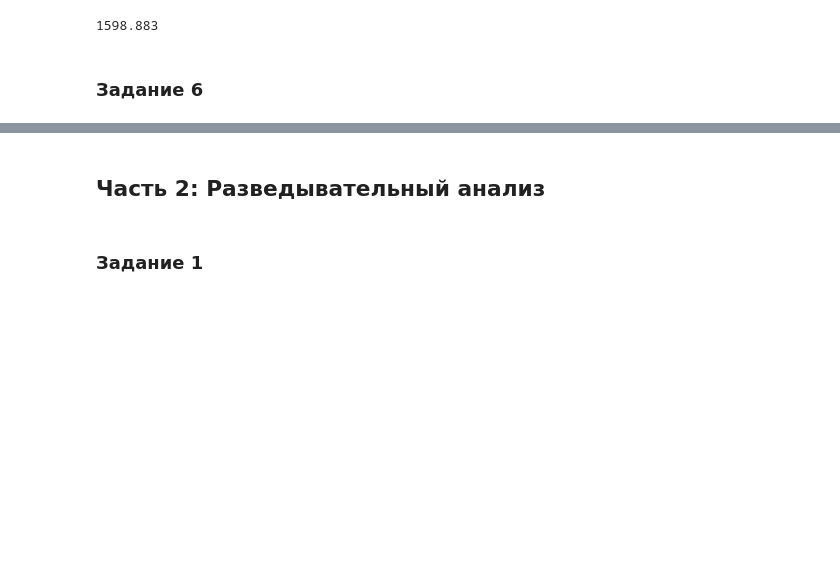
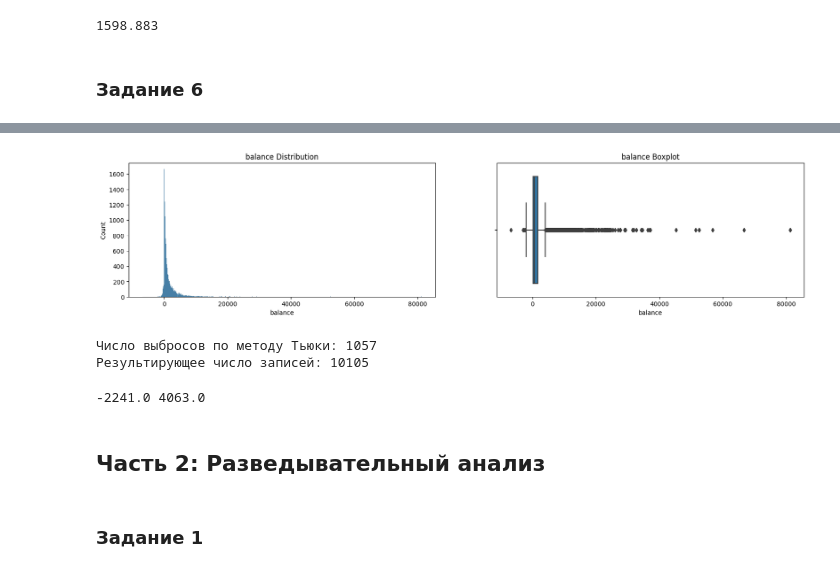
Before and after one commit to Alevtina529/test, a Jupyter notebook: Project_4_ML.ipynb, the cells around one changed output, grey strips where cells are left out. Cells and saved outputs as stored; diff of their text form; code cells hidden in the pictures; blank space fills up the shorter version.

```diff
--- a/Project_4_ML.ipynb
+++ b/Project_4_ML.ipynb
@@ -172,0 +185,8 @@ display(round(df_bal['balance'].mean(),3))
+# %%
+fig, axes = plt.subplots(nrows=1, ncols=2, figsize=(20, 4))
+histplot = sns.histplot(data=df, x='balance', ax=axes[0]);
+histplot.set_title('balance Distribution');
+boxplot = sns.boxplot(data=df, x='balance', ax=axes[1]);
+boxplot.set_title('balance Boxplot');
+# %% [output]
+[figure, added]
@@ -173,3 +203,19 @@ display(round(df_bal['balance'].mean(),3))
+# %%
+outliers, cleaned = outliers_iqr(df, 'balance')
+print(f'Число выбросов по методу Тьюки: {outliers.shape[0]}')
+print(f'Результирующее число записей: {cleaned.shape[0]}')
+# %% [output]
+Число выбросов по методу Тьюки: 1057
+Результирующее число записей: 10105
+# %%
+x = df['balance']
+quartile_1, quartile_3 = x.quantile(0.25), x.quantile(0.75),
+iqr = quartile_3 - quartile_1
+lower_bound = quartile_1 - (iqr * 1.5)
+upper_bound = quartile_3 + (iqr * 1.5)
+print(lower_bound,upper_bound)
+# %% [output]
+-2241.0 4063.0
 # %% [markdown]
 ## Часть 2:  Разведывательный анализ
 # %% [markdown]
```
Also changed, not shown: parts of 12 cells of this notebook.
